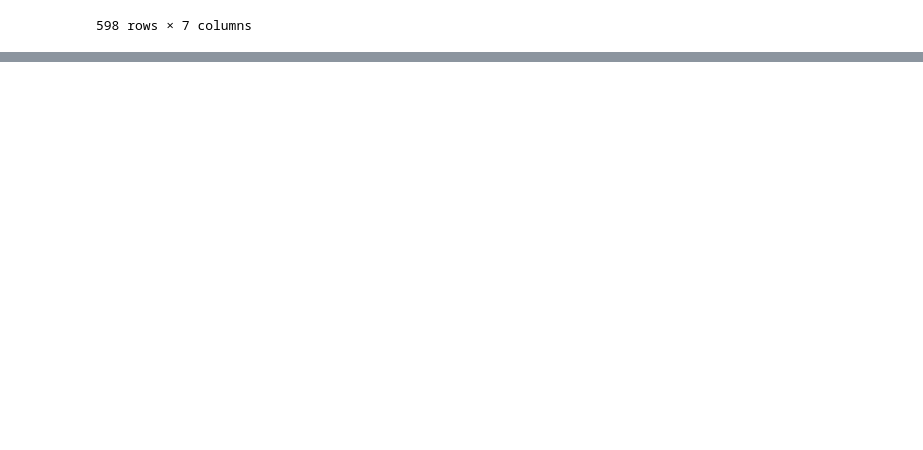
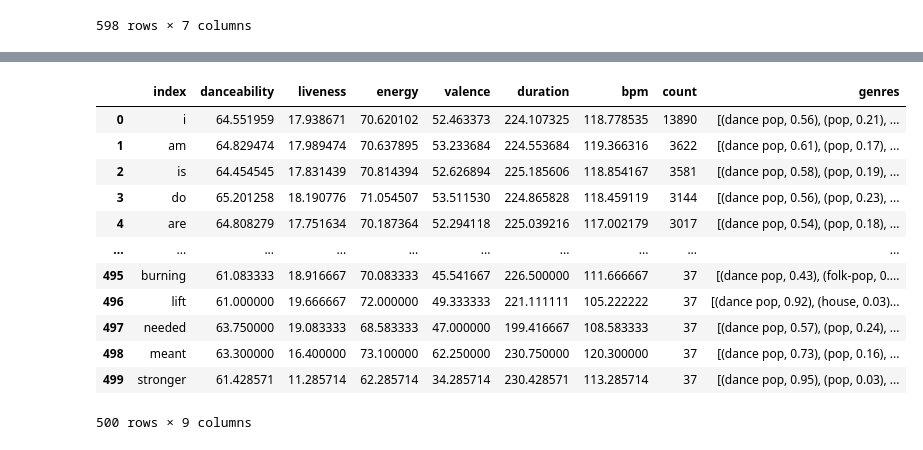
Before and after one commit to manelfideles/mapify, a Jupyter notebook: combined_eda.ipynb, the cells around one changed output, grey strips where cells are left out. Drawn from its saved outputs; the diff is of its cells as text; code cells hidden in the pictures; blank space fills up the shorter version.

```diff
--- a/combined_eda.ipynb
+++ b/combined_eda.ipynb
@@ -789,0 +841,3 @@ display(words_dlev)
+# %%
+wdlev["count"] = wf["count"]
+wdlev
@@ -789,0 +858,15 @@ display(words_dlev)
+# %%
+
+for key in most_common_genre_by_word.keys():
+    sum = 0
+    for i in most_common_genre_by_word[key].values():
+        sum += i
+    for i in most_common_genre_by_word[key].keys():
+        put = round(most_common_genre_by_word[key][i]/sum, 2)
+        most_common_genre_by_word[key][i] = put
+
+    sort = sorted(most_common_genre_by_word[key].items(), key=lambda x: x[1], reverse=True)
+
+    most_common_genre_by_word[key] = sort
+
+display(most_common_genre_by_word)
@@ -789,0 +891,18 @@ display(words_dlev)
+# %%
+genres = {}
+
+for word in most_common_genre_by_word.items():
+    x = []
+    if len(word[1]) < 5:
+        for i in range(len(word[1])):
+            x.append(word[1][i])
+    else:
+        for i in range(5):
+            x.append(word[1][i])
+    a = {word[0]:x}
+    genres.update(a)
+
+display(genres)
+gen = pd.DataFrame(list(genres.items()))
+gen.columns = ["word", "genres"]
+display(gen)
@@ -789,0 +940,6 @@ display(words_dlev)
+# %%
+display(gen)
+display(wdlev)
+wdlev = wdlev.reset_index()
+display(wdlev)
+wdlev["genres"] = gen["genres"]
@@ -789,0 +986,16 @@ display(words_dlev)
+# %%
+wdlev
+# %% [output]
+|  | index | danceability | liveness | energy | valence | duration | bpm | count | genres |
+| 0 | i | 64.551959 | 17.938671 | 70.620102 | 52.463373 | 224.107325 | 118.778535 | 13890 | [(dance pop, 0.56), (pop, 0.21), ... |
+| 1 | am | 64.829474 | 17.989474 | 70.637895 | 53.233684 | 224.553684 | 119.366316 | 3622 | [(dance pop, 0.61), (pop, 0.17), ... |
+| 2 | is | 64.454545 | 17.831439 | 70.814394 | 52.626894 | 225.185606 | 118.854167 | 3581 | [(dance pop, 0.58), (pop, 0.19), ... |
+| 3 | do | 65.201258 | 18.190776 | 71.054507 | 53.511530 | 224.865828 | 118.459119 | 3144 | [(dance pop, 0.56), (pop, 0.23), ... |
+| 4 | are | 64.808279 | 17.751634 | 70.187364 | 52.294118 | 225.039216 | 117.002179 | 3017 | [(dance pop, 0.54), (pop, 0.18), ... |
+| ... | ... | ... | ... | ... | ... | ... | ... | ... | ... |
+| 495 | burning | 61.083333 | 18.916667 | 70.083333 | 45.541667 | 226.500000 | 111.666667 | 37 | [(dance pop, 0.43), (folk-pop, 0.... |
+| 496 | lift | 61.000000 | 19.666667 | 72.000000 | 49.333333 | 221.111111 | 105.222222 | 37 | [(dance pop, 0.92), (house, 0.03)... |
+| 497 | needed | 63.750000 | 19.083333 | 68.583333 | 47.000000 | 199.416667 | 108.583333 | 37 | [(dance pop, 0.57), (pop, 0.24), ... |
+| 498 | meant | 63.300000 | 16.400000 | 73.100000 | 62.250000 | 230.750000 | 120.300000 | 37 | [(dance pop, 0.73), (pop, 0.16), ... |
+| 499 | stronger | 61.428571 | 11.285714 | 62.285714 | 34.285714 | 230.428571 | 113.285714 | 37 | [(dance pop, 0.95), (pop, 0.03), ... |
+500 rows × 9 columns
```
Also changed, not shown: parts of 18 cells of this notebook, 1 other file.
